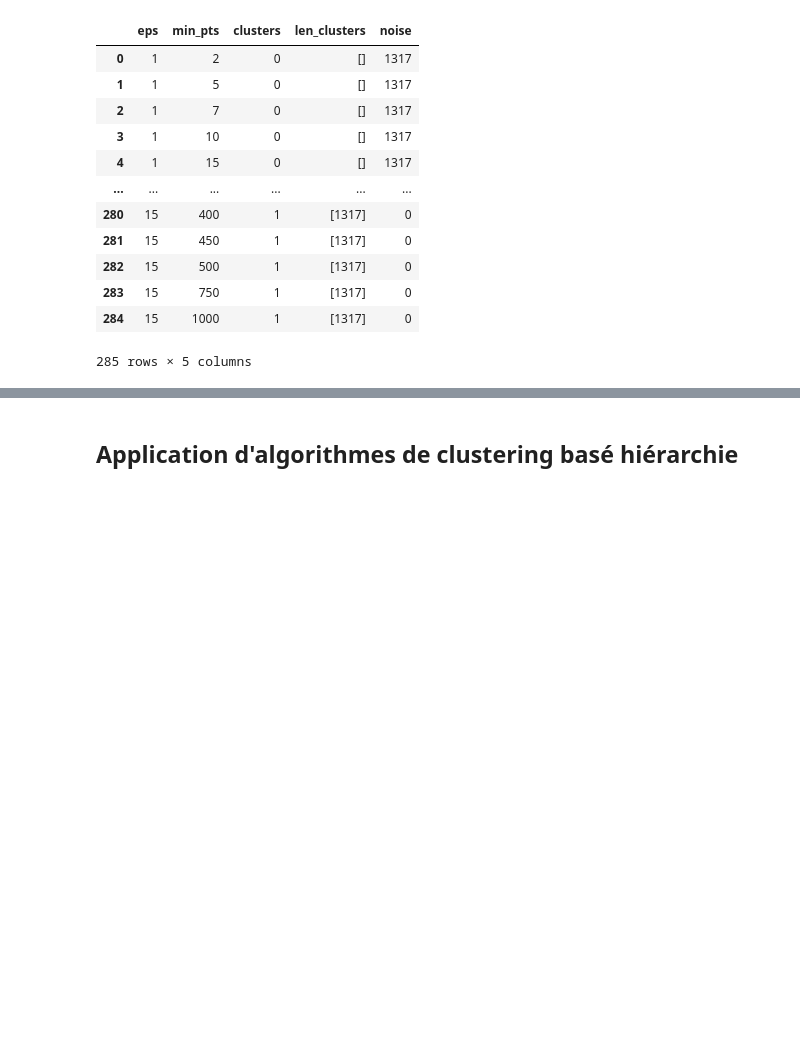
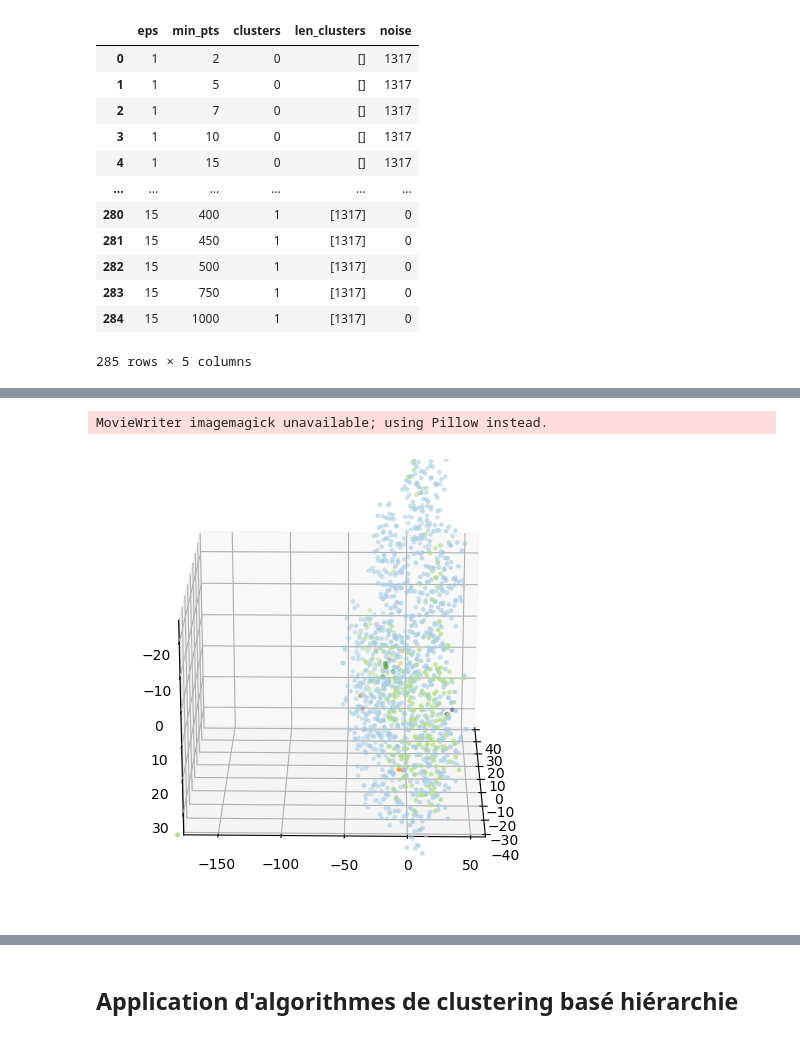
Before and after one commit to ferrorra/DataMining, a Jupyter notebook: Projet/Partie5/Clustering.ipynb, the cells around one changed output, grey strips where cells are left out. Drawn from its saved outputs; the diff is of its cells as text; code cells hidden in the pictures; blank space fills up the shorter version.

```diff
--- a/Projet/Partie5/Clustering.ipynb
+++ b/Projet/Partie5/Clustering.ipynb
@@ -144,0 +219,9 @@ results.loc[results['clusters'] == random.choice(nb_clusrers)]
+# %%
+def prepare_tsne(n_components, data, cluster_labels):
+    names = ['x', 'y', 'z']
+    matrix = TSNE(n_components=n_components).fit_transform(data)
+    df_matrix = pd.DataFrame(matrix)
+    df_matrix.rename({i:names[i] for i in range(n_components)}, axis=1, inplace=True)
+    df_matrix['labels'] = cluster_labels
+
+    return df_matrix
@@ -144,0 +239,19 @@ results.loc[results['clusters'] == random.choice(nb_clusrers)]
+# %%
+def plot_animation(df, label_column, name):
+    def update(num):
+        ax.view_init(200, num)
+
+    N=360
+    fig = plt.figure()
+    ax = fig.add_subplot(111, projection='3d')
+    ax.scatter(df['x'], df['y'], df['z'], c=df[label_column],
+               s=6, depthshade=True, cmap='Paired')
+    ax.set_zlim(-25, 35)
+    ax.set_xlim(-40, 40)
+    plt.tight_layout()
+    ani = animation.FuncAnimation(fig, update, N, blit=False, interval=50)
+    ani.save('{}.gif'.format(name), writer='imagemagick')
+    plt.show()
+# %%
+tsne_3d_df = prepare_tsne(3, data, new_data['Cluster'])
+tsne_3d_df.head()
@@ -144,0 +265,9 @@ results.loc[results['clusters'] == random.choice(nb_clusrers)]
+# %%
+tsne_3d_df['dbscan'] = [str(label) for label in new_data['Cluster']]
+plot_3d(tsne_3d_df, name='dbscan')
+# %%
+tsne_3d_df.dbscan = tsne_3d_df.dbscan.astype(int)
+plot_animation(tsne_3d_df, 'dbscan', 'dbscan_new')
+# %% [output]
+MovieWriter imagemagick unavailable; using Pillow instead.
+[figure, added]
```
Also changed, not shown: parts of 34 cells of this notebook, 3 other files.
